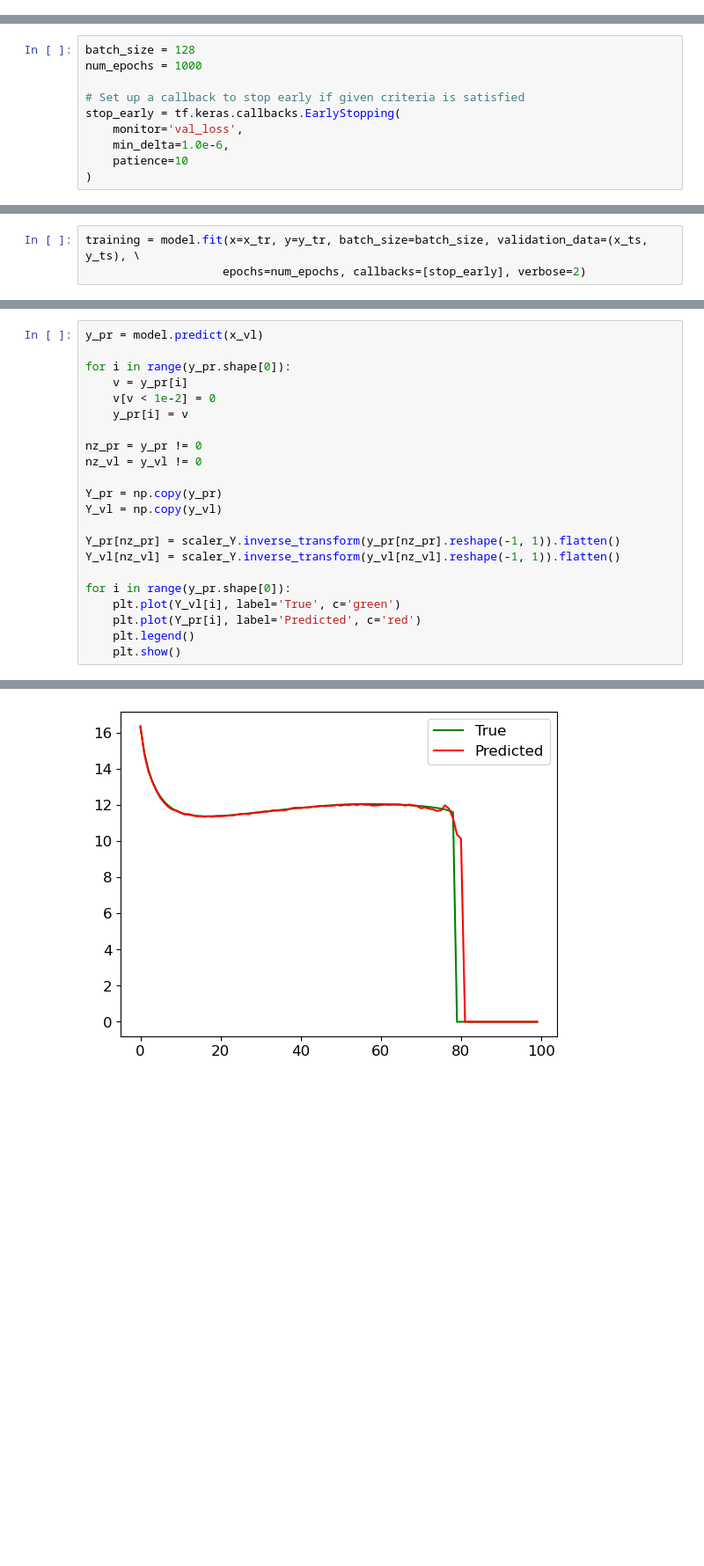
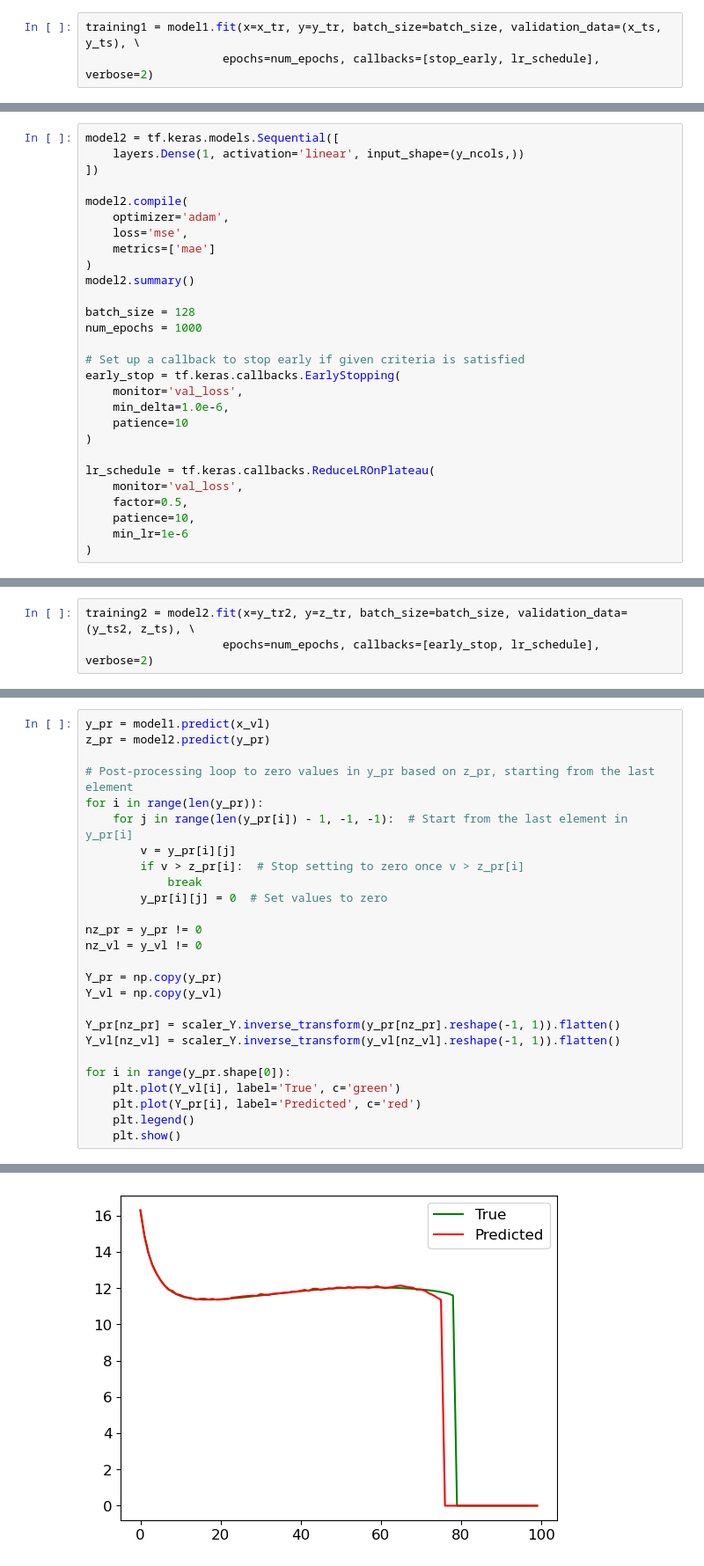
Before and after one commit to anikmh/emulator, a Jupyter notebook: train/mvsr/mvsr_nl.ipynb, the cells around one changed output, grey strips where cells are left out. Shown at 88% size. Saved outputs shown, nothing was run; the diff lists cells and outputs as text; blank space fills up the shorter version.

Commit message:
Added a 2nd DNN to predict R_max

```diff
--- a/train/mvsr/mvsr_nl.ipynb
+++ b/train/mvsr/mvsr_nl.ipynb
@@ -89 +113,4 @@ Model: "sequential_4"
  Non-trainable params: 0 (0.00 B)
+# %%
+training1 = model1.fit(x=x_tr, y=y_tr, batch_size=batch_size, validation_data=(x_ts, y_ts), \
+                    epochs=num_epochs, callbacks=[stop_early, lr_schedule], verbose=2)
@@ -90,10 +146,28 @@ Model: "sequential_4"
 # %%
+model2 = tf.keras.models.Sequential([
+    layers.Dense(1, activation='linear', input_shape=(y_ncols,))
+])
+
+model2.compile(
+    optimizer='adam',
+    loss='mse',
+    metrics=['mae']
+)
+model2.summary()
+
 batch_size = 128
 num_epochs = 1000
 
 # Set up a callback to stop early if given criteria is satisfied
-stop_early = tf.keras.callbacks.EarlyStopping(
+early_stop = tf.keras.callbacks.EarlyStopping(
     monitor='val_loss',
     min_delta=1.0e-6,
     patience=10
 )
+
+lr_schedule = tf.keras.callbacks.ReduceLROnPlateau(
+    monitor='val_loss',
+    factor=0.5,
+    patience=10,
+    min_lr=1e-6
+)
@@ -100,5 +184,5 @@ stop_early = tf.keras.callbacks.EarlyStopping(
 # %%
-training = model.fit(x=x_tr, y=y_tr, batch_size=batch_size, validation_data=(x_ts, y_ts), \
-                    epochs=num_epochs, callbacks=[stop_early], verbose=2)
+training2 = model2.fit(x=y_tr2, y=z_tr, batch_size=batch_size, validation_data=(y_ts2, z_ts), \
+                    epochs=num_epochs, callbacks=[early_stop, lr_schedule], verbose=2)
 # %% [output]
 Epoch 1/1000
@@ -132,10 +216,14 @@ plt.show()
 # %%
-y_pr = model.predict(x_vl)
+y_pr = model1.predict(x_vl)
+z_pr = model2.predict(y_pr)
 
-for i in range(y_pr.shape[0]):
-    v = y_pr[i]
-    v[v < 1e-2] = 0
-    y_pr[i] = v
+# Post-processing loop to zero values in y_pr based on z_pr, starting from the last element
+for i in range(len(y_pr)):
+    for j in range(len(y_pr[i]) - 1, -1, -1):  # Start from the last element in y_pr[i]
+        v = y_pr[i][j]
+        if v > z_pr[i]:  # Stop setting to zero once v > z_pr[i]
+            break
+        y_pr[i][j] = 0  # Set values to zero
 
 nz_pr = y_pr != 0
 nz_vl = y_vl != 0
@@ -163 +254 @@ for i in range(y_pr.shape[0]):
-[figure, old version]
+[figure, new version]
```
Also changed, not shown: parts of 13 cells of this notebook, 2 other files.
